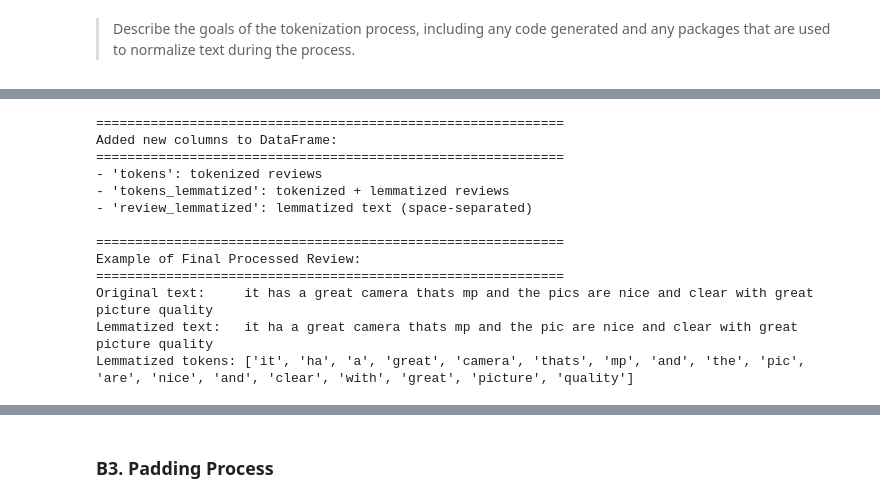
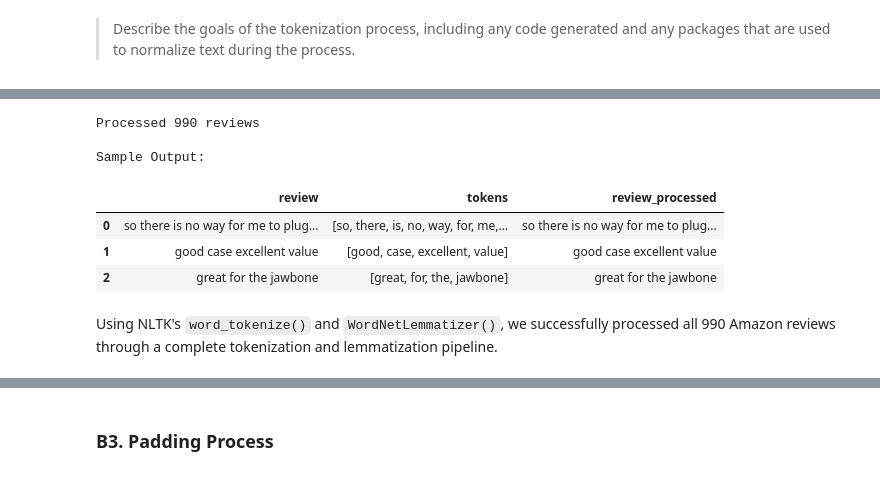
Before and after one commit to smmurdock/Neural-Network-Sentiment-Analysis, a Jupyter notebook: d604_task_2.ipynb, the cells around one changed output, grey strips where cells are left out. Drawn from its saved outputs; the diff is of its cells as text; code cells hidden in the pictures.

```diff
--- a/d604_task_2.ipynb
+++ b/d604_task_2.ipynb
@@ -534,38 +440,40 @@ Unique tokens (vocabulary):  1,685
-# %%
-# Update DataFrame
-# Save both tokenized and lemmatized versions
-df['tokens'] = all_tokenized_reviews
-df['tokens_lemmatized'] = all_lemmatized_reviews
-
-# Also create a lemmatized text version for potential future use
-df['review_lemmatized'] = df['tokens_lemmatized'].apply(lambda x: ' '.join(x))
-
-print("=" * 60)
-print("Added new columns to DataFrame:")
-print("=" * 60)
-print("- 'tokens': tokenized reviews")
-print("- 'tokens_lemmatized': tokenized + lemmatized reviews")
-print("- 'review_lemmatized': lemmatized text (space-separated)")
-
-# Show example of final result
-print("\n" + "=" * 60)
-print("Example of Final Processed Review:")
-print("=" * 60)
-example_idx = 40
-print(f"Original text:     {df['review_clean'].iloc[example_idx]}")
-print(f"Lemmatized text:   {df['review_lemmatized'].iloc[example_idx]}")
-print(f"Lemmatized tokens: {df['tokens_lemmatized'].iloc[example_idx]}")
-# %% [output]
-============================================================
-Added new columns to DataFrame:
-============================================================
-- 'tokens': tokenized reviews
-- 'tokens_lemmatized': tokenized + lemmatized reviews
-- 'review_lemmatized': lemmatized text (space-separated)
-
-============================================================
-Example of Final Processed Review:
-============================================================
-Original text:     it has a great camera thats mp and the pics are nice and clear with great picture quality
-Lemmatized text:   it ha a great camera thats mp and the pic are nice and clear with great picture quality
-Lemmatized tokens: ['it', 'ha', 'a', 'great', 'camera', 'thats', 'mp', 'and', 'the', 'pic', 'are', 'nice', 'and', 'clear', 'with', 'great', 'picture', 'quality']
+# %%
+from nltk.stem import WordNetLemmatizer
+nltk.download('wordnet', quiet=True)
+
+# Initialize lemmatizer
+lemmatizer = WordNetLemmatizer()
+
+def clean_and_tokenize(text):
+    """
+    Clean and tokenize text with lemmatization.
+    Note: Stop words are RETAINED for sentiment analysis.
+    """
+    # Convert to lowercase (already done, but ensuring consistency)
+    text = text.lower()
+
+    # Tokenize words
+    tokens = word_tokenize(text)
+
+    # Apply lemmatization (keeping stop words for sentiment analysis)
+    tokens = [lemmatizer.lemmatize(word) for word in tokens]
+
+    return tokens
+
+# Apply tokenization to dataset
+df["tokens"] = df["review"].apply(clean_and_tokenize)
+df["review_processed"] = df["tokens"].apply(lambda x: ' '.join(x))
+
+print(f"Processed {len(df)} reviews")
+print("\nSample Output:")
+df[["review", "tokens", "review_processed"]].head(3)
+# %% [output]
+Processed 990 reviews
+
+Sample Output:
+|  | review | tokens | review_processed |
+| 0 | so there is no way for me to plug... | [so, there, is, no, way, for, me,... | so there is no way for me to plug... |
+| 1 | good case excellent value | [good, case, excellent, value] | good case excellent value |
+| 2 | great for the jawbone | [great, for, the, jawbone] | great for the jawbone |
+# %% [markdown]
+Using NLTK's `word_tokenize()` and `WordNetLemmatizer()`, we successfully processed all 990 Amazon reviews through a complete tokenization and lemmatization pipeline.
```
Also changed, not shown: parts of 14 cells of this notebook.
